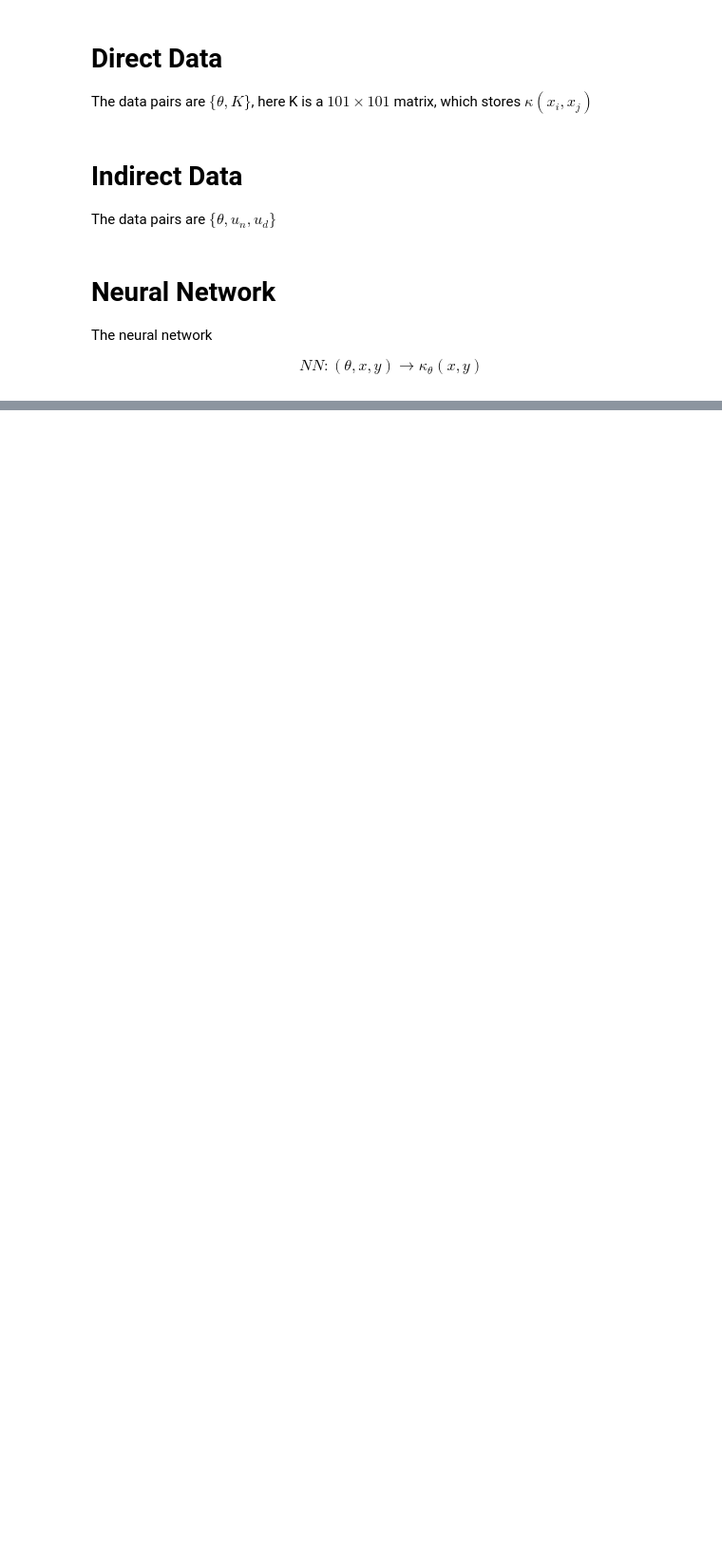
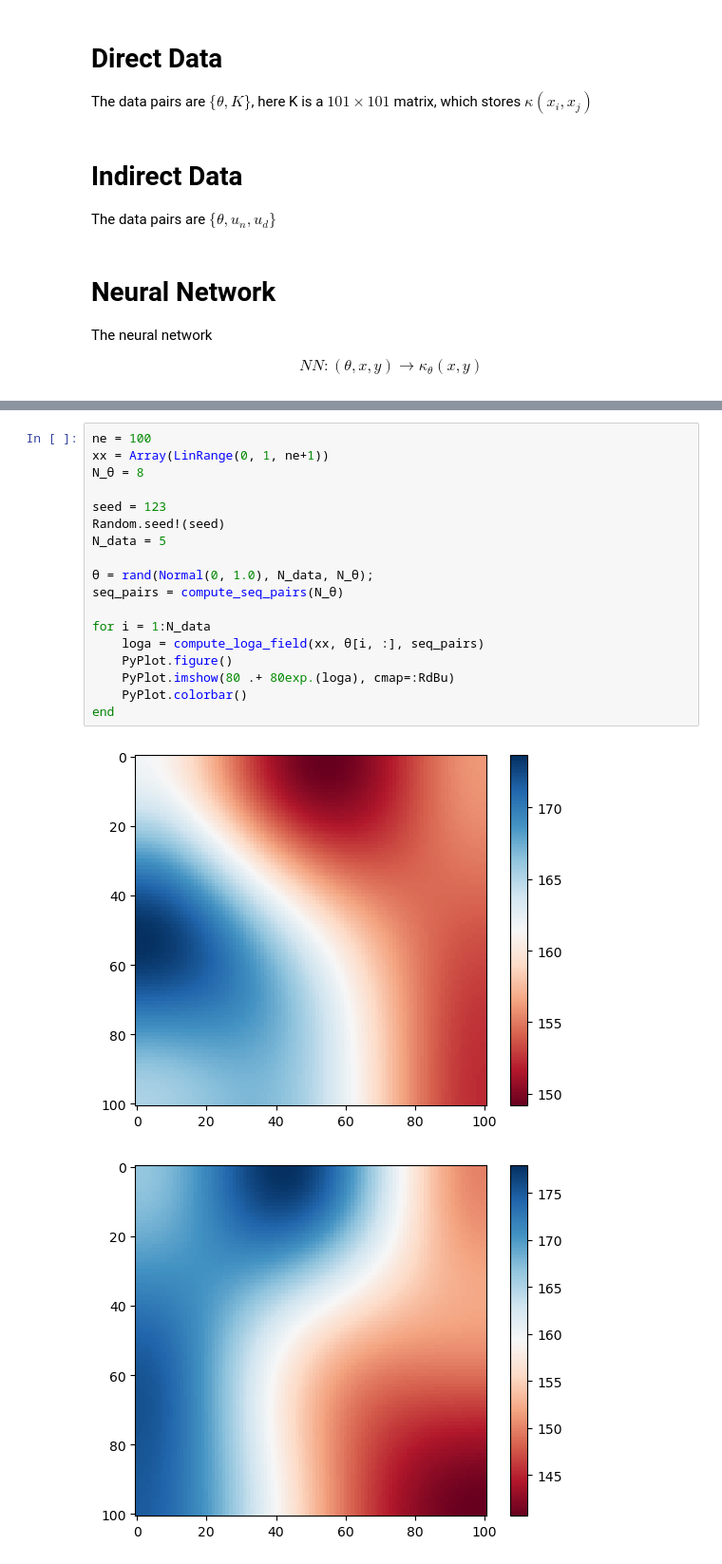
Before and after one commit to Zhengyu-Huang/Operator-Learning, a Jupyter notebook: nn/Box_N2D_nn_Data.ipynb, the cells around one changed output, grey strips where cells are left out. Shown at 95% size. Drawn from its saved outputs; the diff is of its cells as text; blank space fills up the shorter version.

```diff
--- a/nn/Box_N2D_nn_Data.ipynb
+++ b/nn/Box_N2D_nn_Data.ipynb
@@ -57,0 +249,21 @@ $$NN: (\theta, x, y) \rightarrow \kappa_{\theta}(x, y)$$
+# %%
+ne = 100
+xx = Array(LinRange(0, 1, ne+1))
+N_θ = 8
+
+seed = 123
+Random.seed!(seed)
+N_data = 5
+
+θ = rand(Normal(0, 1.0), N_data, N_θ);
+seq_pairs = compute_seq_pairs(N_θ)
+
+for i = 1:N_data
+    loga = compute_loga_field(xx, θ[i, :], seq_pairs)
+    PyPlot.figure()
+    PyPlot.imshow(80 .+ 80exp.(loga), cmap=:RdBu)
+    PyPlot.colorbar()
+end
+# %% [output]
+[figure, added]
+[figure, added]
```
Also changed, not shown: parts of 6 cells of this notebook.
